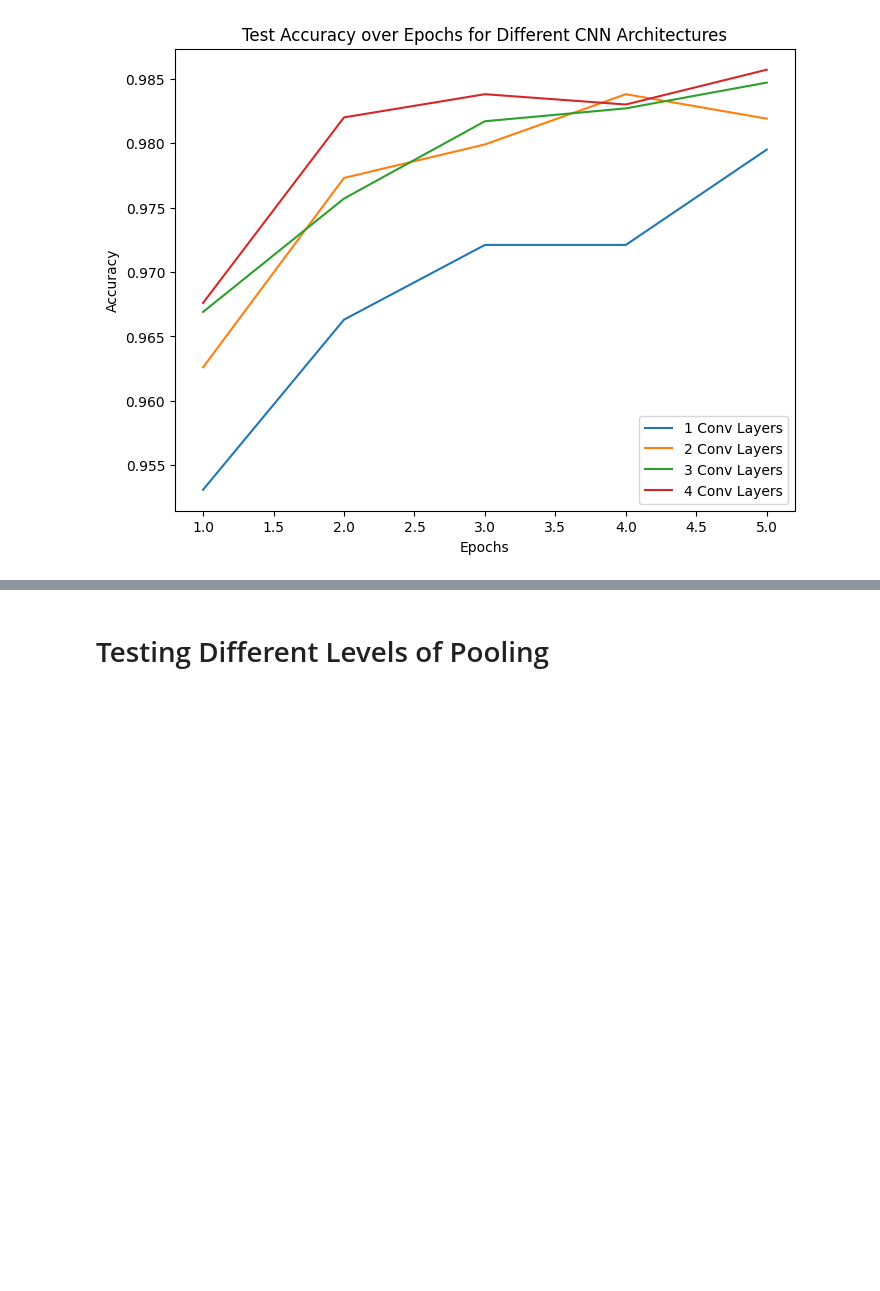
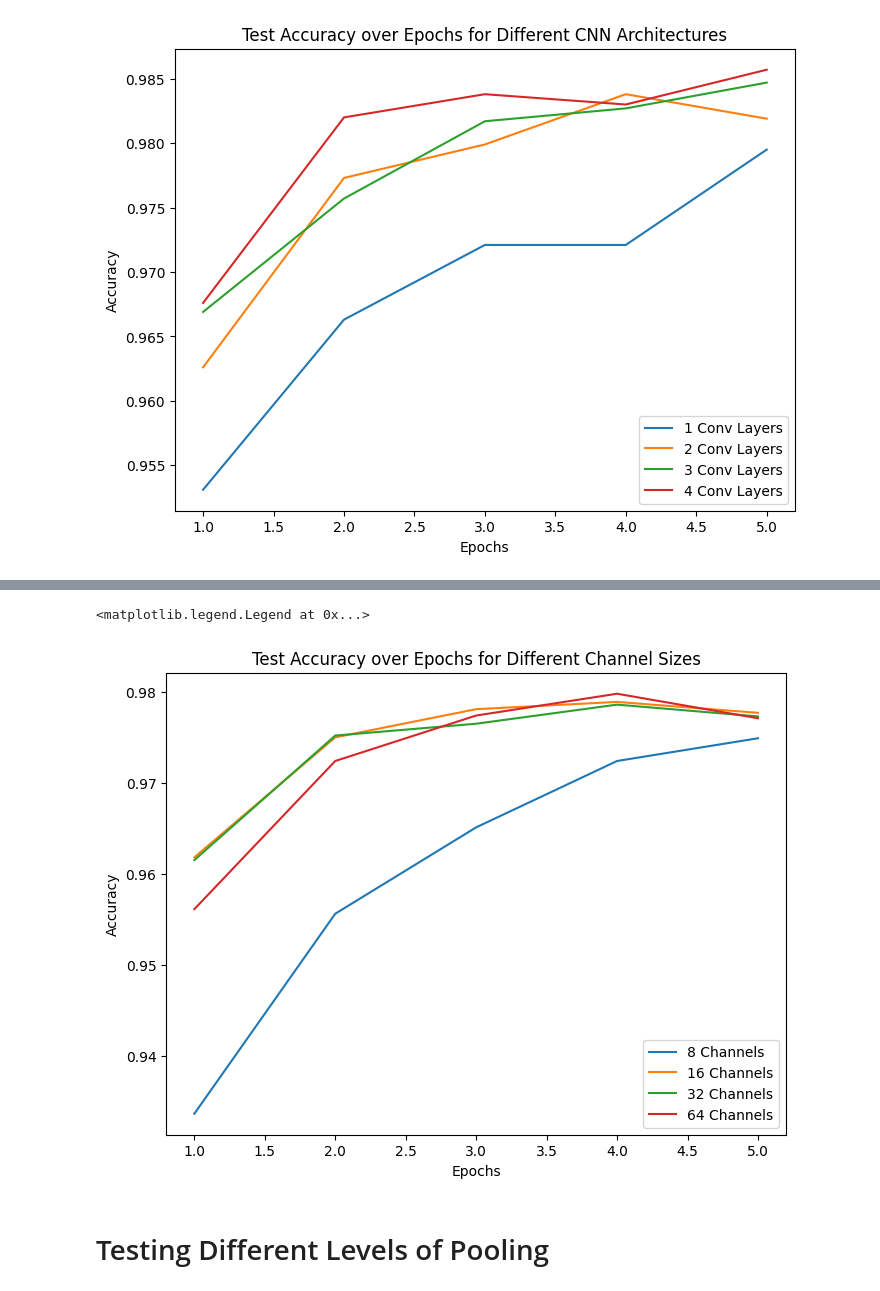
Before and after one commit to rohannair183/SYDE-577-A2-CNN-MNIST, a Jupyter notebook: main.ipynb, the cells around one changed output, grey strips where cells are left out. Cells and saved outputs as stored; diff of their text form; code cells hidden in the pictures; blank space fills up the shorter version.

```diff
--- a/main.ipynb
+++ b/main.ipynb
@@ -387,18 +387,12 @@ for channels in CHANNEL_OPTIONS:
     train_losses.append(train_losses_i)
     test_losses.append(test_losses_i)
 
-#Plotting all accuracies
-fig, axs = plt.subplots(1, 2, figsize=(12, 5))
-for i, channels in enumerate(CHANNEL_OPTIONS):
-    axs[0].plot(range(1, NUM_EPOCHS + 1), test_accuracies[i], label=f"{channels} Channels")
-    axs[1].plot(range(1, NUM_EPOCHS + 1), train
-_losses[i], label=f"{channels} Channels")
-axs[0].set_title("Test Accuracy over Epochs for Different Channel Configurations")
-axs[0].set_xlabel("Epochs")
-axs[0].set_ylabel("Accuracy")
-axs[0].legend()
-axs[1].set_title("Train Loss over Epochs for Different Channel Configurations")
-axs[1].set_xlabel("Epochs")
-axs[1].set_ylabel("Loss")
-axs[1].legend()
-plt.show()
+#Plotting one accuracy plot
+fig, axs = plt.subplots(1, 1, figsize=(8, 6))
+for i in range(len(CHANNEL_OPTIONS)):
+    axs.plot(range(1, NUM_EPOCHS + 1), test_accuracies[i], label=f"{CHANNEL_OPTIONS[i]} Channels")
+axs.set_title("Test Accuracy over Epochs for Different Channel Sizes")
+axs.set_xlabel("Epochs")
+axs.set_ylabel("Accuracy")
+axs.legend()
+# %% [output]
@@ -405,3 +416,5 @@ plt.show()
+<matplotlib.legend.Legend at 0x...>
+[figure, added]
 # %% [markdown]
 # Testing Different Levels of Pooling
 # %%
```
Also changed, not shown: parts of 7 cells of this notebook.
